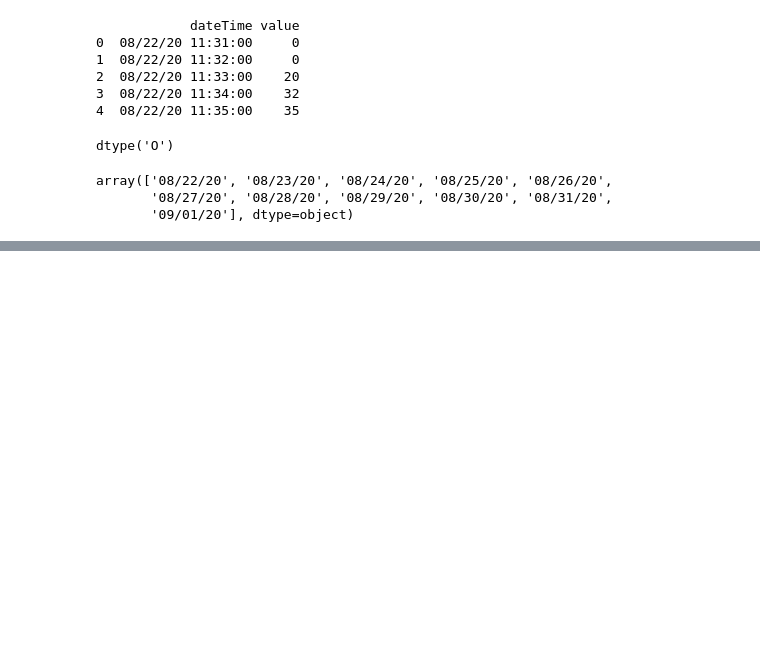
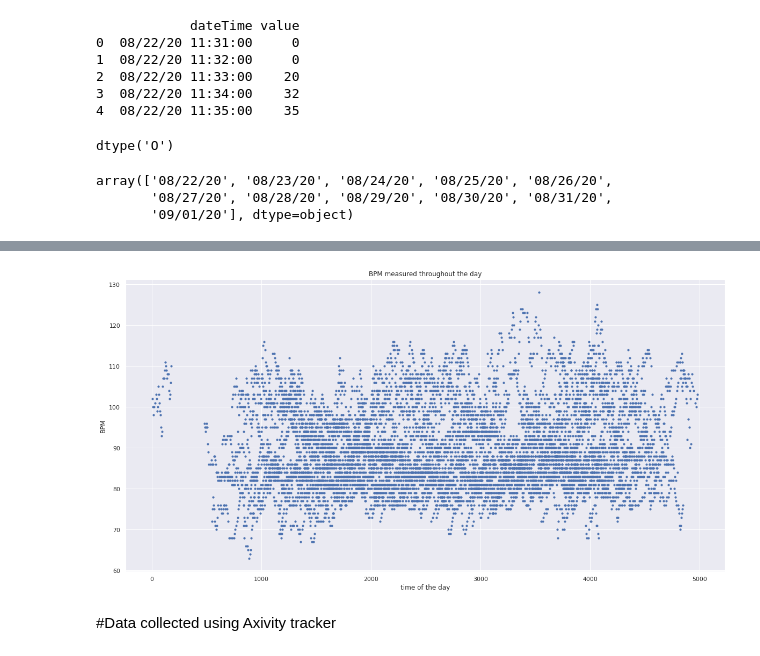
Before and after one commit to inamiotko/HAR_project, a Jupyter notebook: HAR_project.ipynb, the cells around one changed output, grey strips where cells are left out. Saved outputs shown, nothing was run; the diff lists cells and outputs as text; code cells hidden in the pictures; blank space fills up the shorter version.

```diff
--- a/HAR_project.ipynb
+++ b/HAR_project.ipynb
@@ -836,0 +790,8 @@ data
+# %%
+hrdf = hrdf.drop(['dateTime', 'value'], axis=1)
+# %%
+hrdf[['hours','minutes','seconds']] = hrdf["time"].str.split(":", 2, expand=True)
+# %%
+hrdf['hours']=hrdf['hours'].astype(int)
+hrdf['minutes']=hrdf['minutes'].astype(int)
+hrdf['seconds']=hrdf['seconds'].astype(int)
@@ -836,0 +814,3 @@ data
+# %%
+hrdf['overall_time_mins']= hrdf['hours']*60 + hrdf['minutes']
+hrdf['overall_time_sec']=hrdf['hours']*60 + hrdf['minutes']*60+hrdf['seconds']
@@ -836,0 +833,11 @@ data
+# %%
+plt.figure(figsize=(20,10))
+plt.scatter(hrdf['overall_time_sec'],hrdf['bpm'], s=10)
+plt.xlabel('time of the day')
+plt.ylabel('BPM')
+plt.title('BPM measured throughout the day')
+plt.show()
+# %% [output]
+[figure, added]
+# %% [markdown]
+#Data collected using Axivity tracker
```
Also changed, not shown: parts of 29 cells of this notebook.
